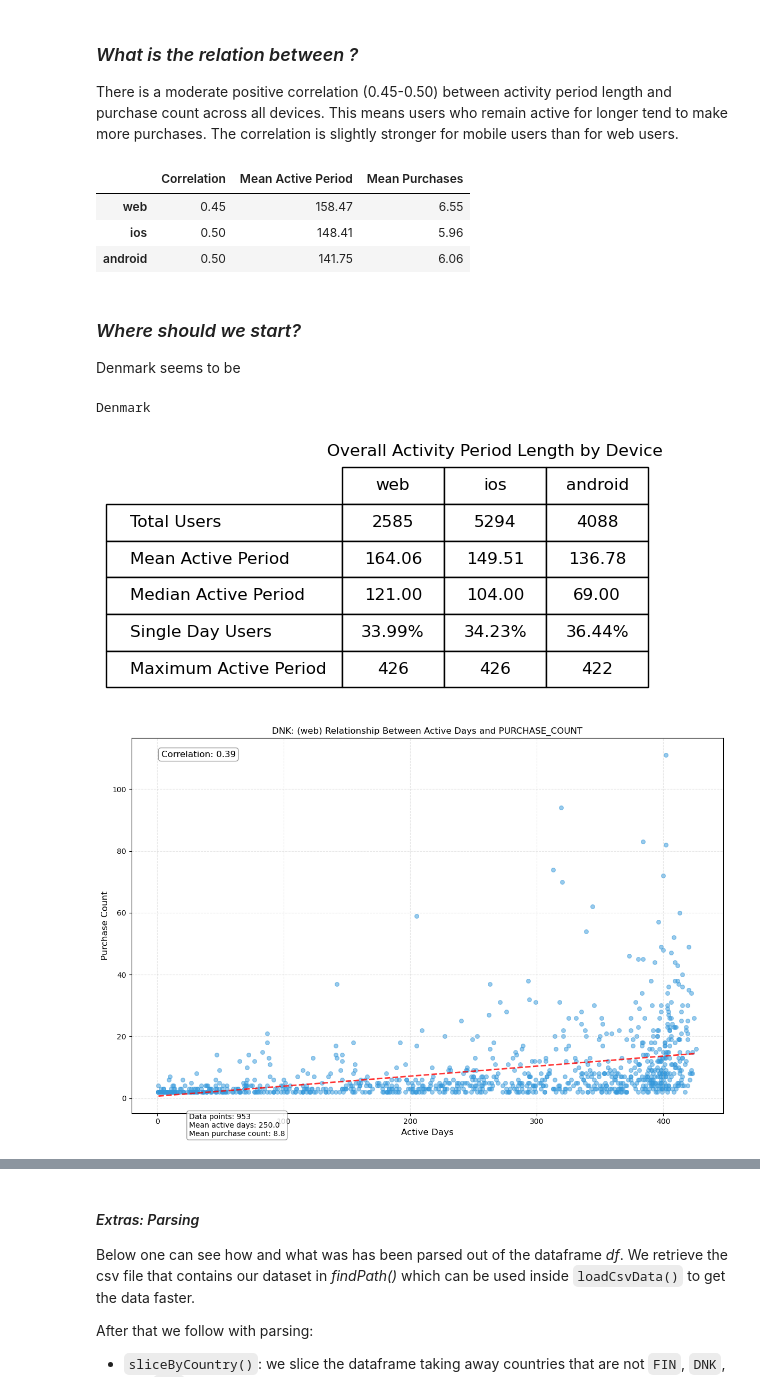
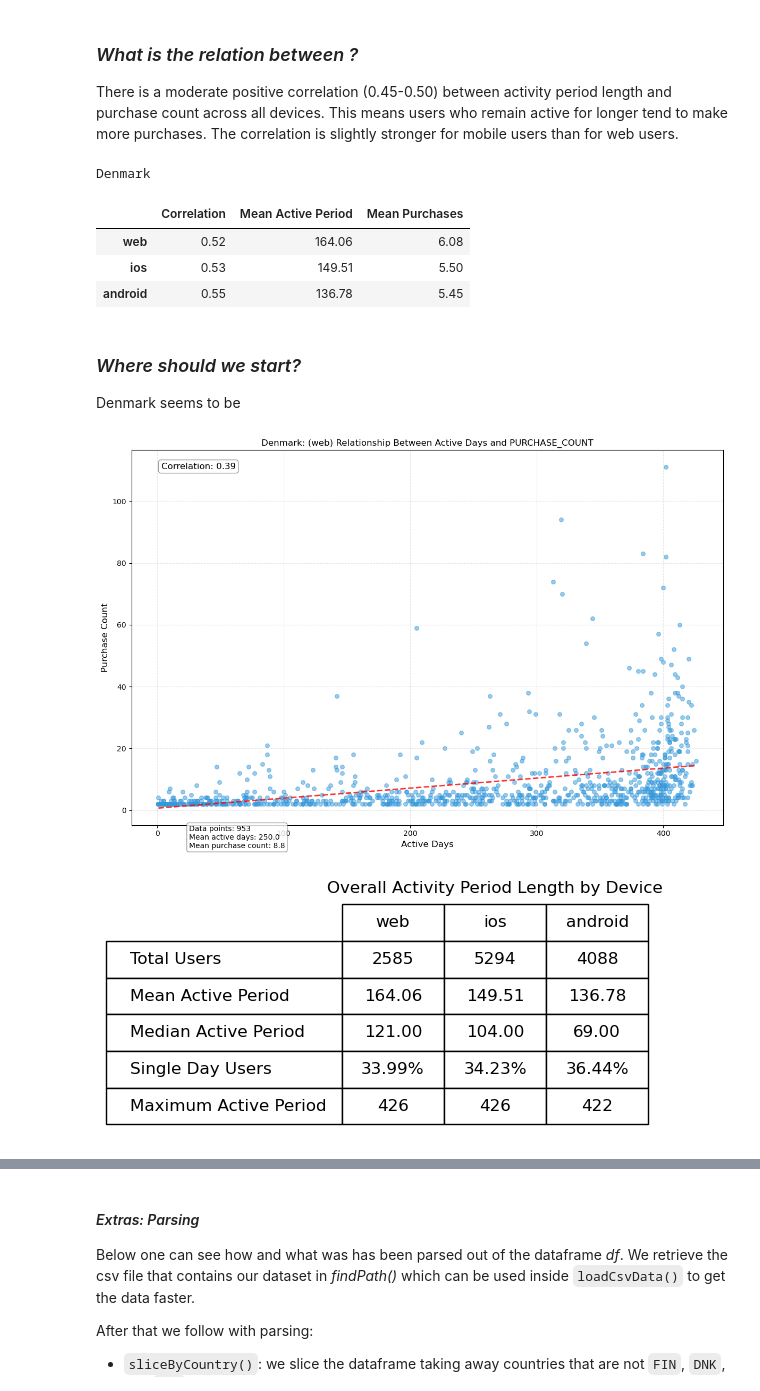
Before and after one commit to FjjDessoyCaraballo/restaurant-data, a Jupyter notebook: task2/notebook.ipynb, the cells around one changed output, grey strips where cells are left out. Saved outputs shown, nothing was run; the diff lists cells and outputs as text; code cells hidden in the pictures.

```diff
--- a/task2/notebook.ipynb
+++ b/task2/notebook.ipynb
@@ -215,14 +219,18 @@ There is a moderate positive correlation (0.45-0.50) between activity period len
 # %%
 from firstAndLast import activityPeriodCorrelation
 from parsing import parseDf
 
+# Change to None to view all countries. Options: DNK, FIN, GRC.
+country = "DNK"
+
 df = parseDf()
-activityPeriodCorrelation(df)
+activityPeriodCorrelation(df, country)
 # %% [output]
+Denmark
 |  | Correlation | Mean Active Period | Mean Purchases |
-| web | 0.45 | 158.47 | 6.55 |
-| ios | 0.50 | 148.41 | 5.96 |
-| android | 0.50 | 141.75 | 6.06 |
+| web | 0.52 | 164.06 | 6.08 |
+| ios | 0.53 | 149.51 | 5.50 |
+| android | 0.55 | 136.78 | 5.45 |
 # %% [markdown]
 ### *Where should we start?*
 
@@ -233,21 +241,21 @@ from parsing import parseDf
 
 df = parseDf()
 
+# Change to None to view all countries. Options: DNK, FIN, GRC.
 country = "DNK"
 
+# Change to None to view all platforms. Options: web, android, ios.
 platform = "web"
 
+scatterPlotActivityPeriod(df, 'PURCHASE_COUNT', country, platform)
 statsDf = diffBetweenFirstAndLastPurchase(df, country)
 tableDiffFirstAndLast(statsDf)
 
 # you can view all platforms and all countries by uncommenting the function below
 # scatterPlotActivityPeriod(df, 'PURCHASE_COUNT')
-
-scatterPlotActivityPeriod(df, 'PURCHASE_COUNT', country, platform)
 # %% [output]
-Denmark
-[figure, old version]
+[figure, new version]
-[figure, old version]
+[figure, new version]
 # %%
 from firstAndLast import scatterPlotActivityPeriod
 from parsing import parseDf
```
Also changed, not shown: parts of 2 cells of this notebook, 2 other files.
